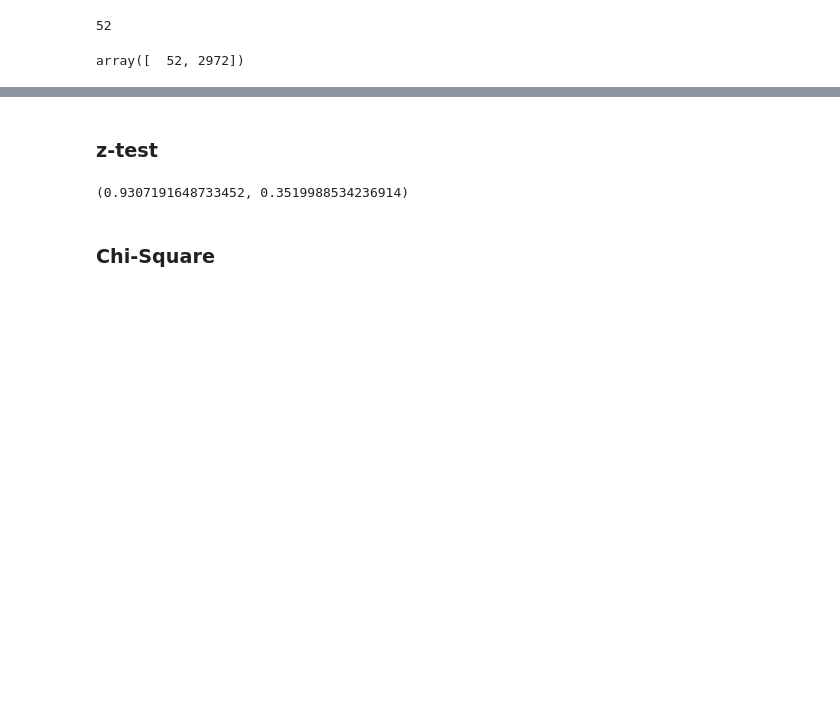
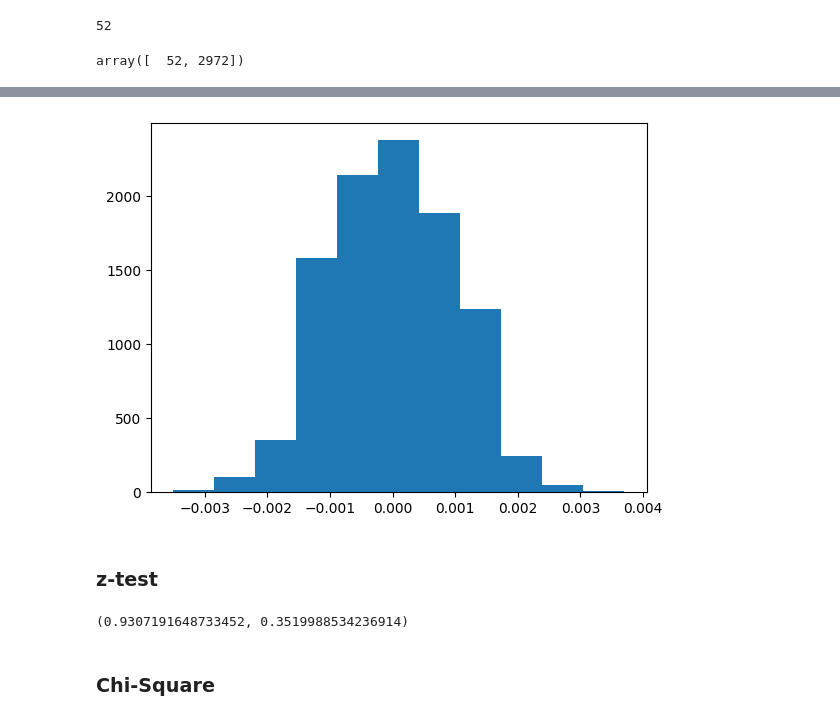
Before and after one commit to tomashbk/ab_testing, a Jupyter notebook: abtesting_2023-04-26.ipynb, the cells around one changed output, grey strips where cells are left out. Saved outputs shown, nothing was run; the diff lists cells and outputs as text; code cells hidden in the pictures; blank space fills up the shorter version.

```diff
--- a/abtesting_2023-04-26.ipynb
+++ b/abtesting_2023-04-26.ipynb
@@ -587,3 +695,8 @@ PermutationTestResult(statistic=0.003069617392876261, pvalue=1.0, null_distribut
+# %%
+plt.hist(res.null_distribution, bins =11)
+plt.show()
+# %% [output]
+[figure, added]
 # %% [markdown]
 ### z-test
 # %%
```
Also changed, not shown: parts of 20 cells of this notebook.
